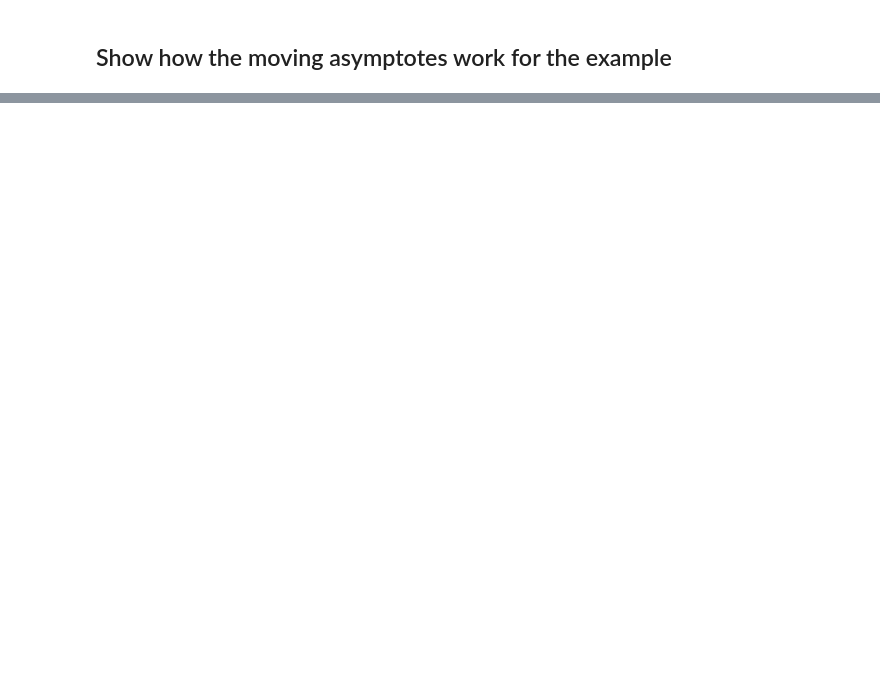
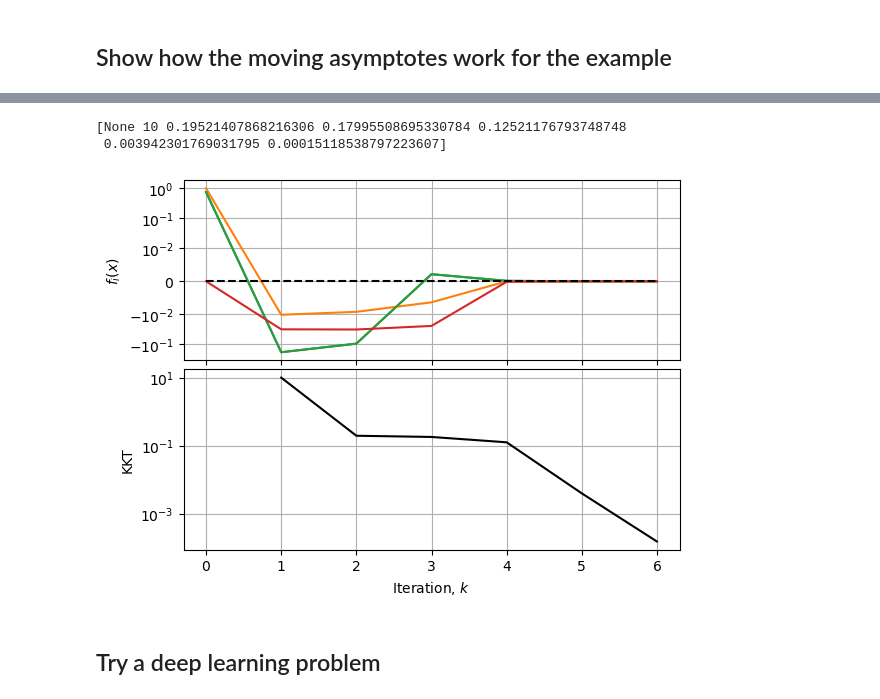
Before and after one commit to gnorman7/APPM5630_Project_MMA, a Jupyter notebook: demo.ipynb, the cells around one changed output, grey strips where cells are left out. Drawn from its saved outputs; the diff is of its cells as text; code cells hidden in the pictures; blank space fills up the shorter version.

```diff
--- a/demo.ipynb
+++ b/demo.ipynb
@@ -234,0 +565,37 @@ AttributeError: 'NoneType' object has no attribute 'add_callback'
+# %%
+fvals = np.array(fvals)
+f0s = np.array(f0s)
+kktnorms = np.array(kktnorms)
+grad_norms = np.array(grad_norms)
+print(kktnorms)
+
+# remove space between the two plots and share the x-axis
+fig, ax = plt.subplots(2, 1, sharex=True)
+fig.subplots_adjust(hspace=0.05)
+
+
+# Loop through the four possible fvals: f1, f2, f3, f4
+for i in range(0, 4):
+    ax[0].plot(fvals[:, i], label=f'$f_{i+1}(x)$')
+ax[0].plot(np.zeros_like(fvals[:,0]), 'k--', label='$0$')
+# ax[0].set_xlabel('Iteration')
+ax[0].set_ylabel('$f_i(x)$')
+# Get more log scaling, less linear scaling:
+ax[0].set_yscale('symlog', linthresh=1e-2)
+# ax[0].legend()
+ax[0].grid()
+
+ax[1].plot(kktnorms, 'k-', label='KKT')
+ax[1].set_xlabel('Iteration, $k$')
+ax[1].set_ylabel('KKT')
+ax[1].set_yscale('log')
+# ax[1].legend()
+ax[1].grid()
+# Save the figure as svg
+plt.savefig('mma_3bar.svg')
+# %% [output]
+[None 10 0.19521407868216306 0.17995508695330784 0.12521176793748748
+ 0.003942301769031795 0.00015118538797223607]
+[figure, added]
+# %% [markdown]
+## Try a deep learning problem
```
Also changed, not shown: parts of 23 cells of this notebook, 17 other files.
